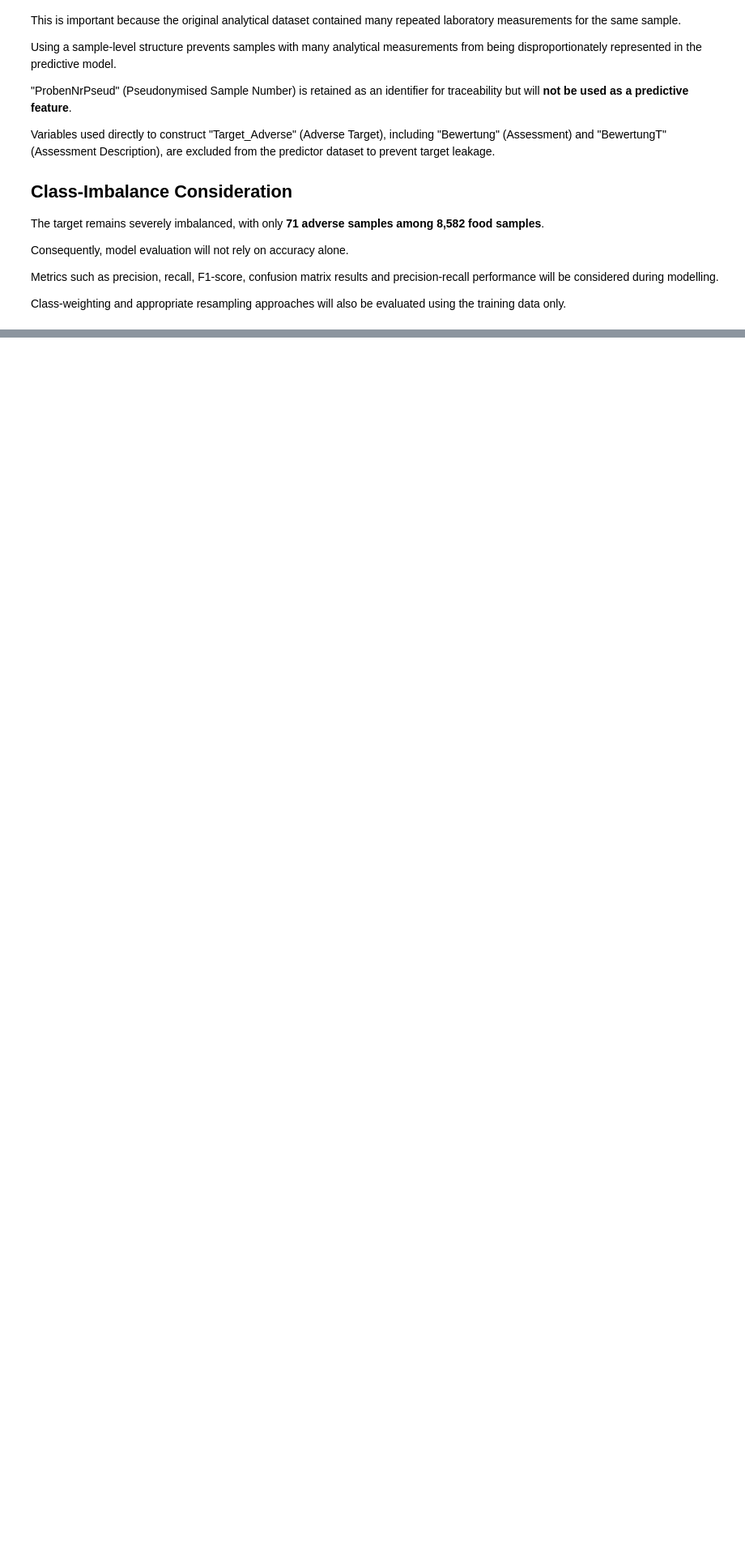
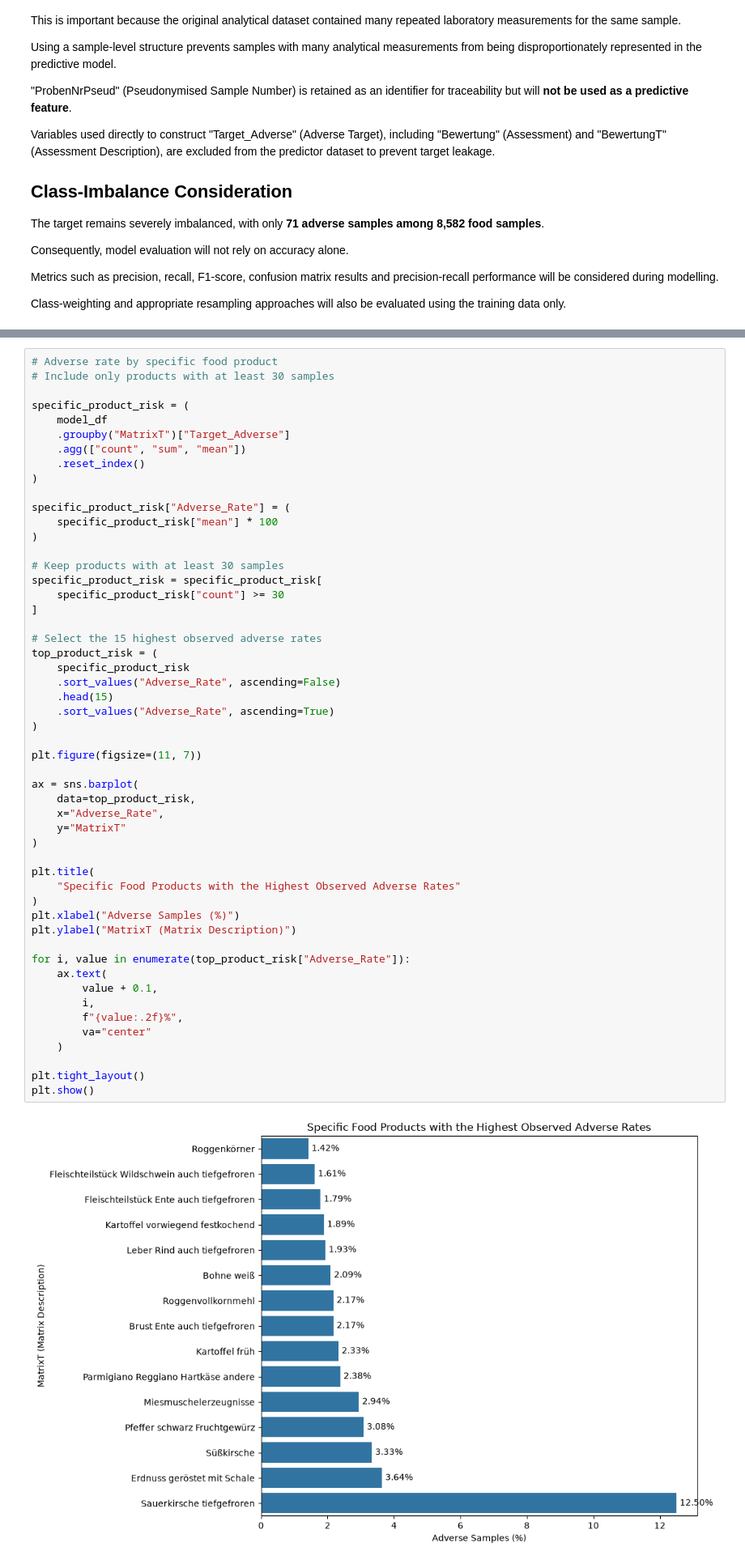
Before and after one commit to synergeo/food-safety-inspection-analytics, a Jupyter notebook: notebooks/01_data_inspection.ipynb, the cells around one changed output, grey strips where cells are left out. Shown at 81% size. Drawn from its saved outputs; the diff is of its cells as text; blank space fills up the shorter version.

```diff
--- a/notebooks/01_data_inspection.ipynb
+++ b/notebooks/01_data_inspection.ipynb
@@ -4469,0 +4653,54 @@ Saved shape:
+# %%
+# Adverse rate by specific food product
+# Include only products with at least 30 samples
+
+specific_product_risk = (
+    model_df
+    .groupby("MatrixT")["Target_Adverse"]
+    .agg(["count", "sum", "mean"])
+    .reset_index()
+)
+
+specific_product_risk["Adverse_Rate"] = (
+    specific_product_risk["mean"] * 100
+)
+
+# Keep products with at least 30 samples
+specific_product_risk = specific_product_risk[
+    specific_product_risk["count"] >= 30
+]
+
+# Select the 15 highest observed adverse rates
+top_product_risk = (
+    specific_product_risk
+    .sort_values("Adverse_Rate", ascending=False)
+    .head(15)
+    .sort_values("Adverse_Rate", ascending=True)
+)
+
+plt.figure(figsize=(11, 7))
+
+ax = sns.barplot(
+    data=top_product_risk,
+    x="Adverse_Rate",
+    y="MatrixT"
+)
+
+plt.title(
+    "Specific Food Products with the Highest Observed Adverse Rates"
+)
+plt.xlabel("Adverse Samples (%)")
+plt.ylabel("MatrixT (Matrix Description)")
+
+for i, value in enumerate(top_product_risk["Adverse_Rate"]):
+    ax.text(
+        value + 0.1,
+        i,
+        f"{value:.2f}%",
+        va="center"
+    )
+
+plt.tight_layout()
+plt.show()
+# %% [output]
+[figure, added]
```
Also changed, not shown: parts of 33 cells of this notebook.
